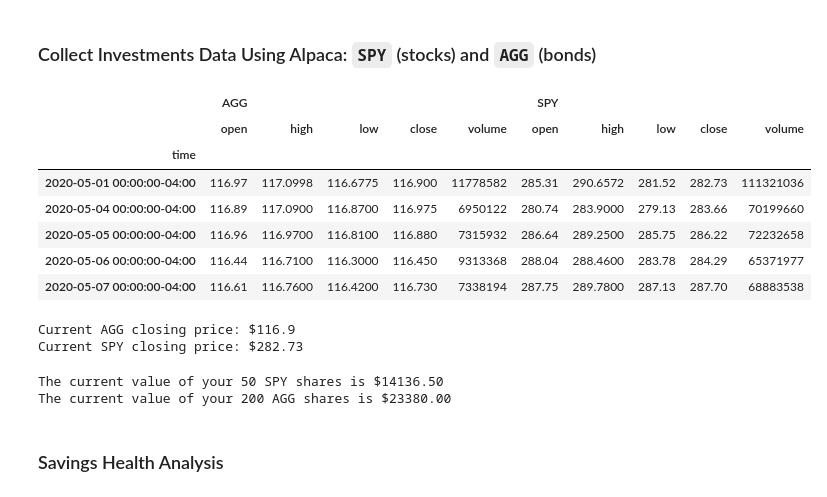
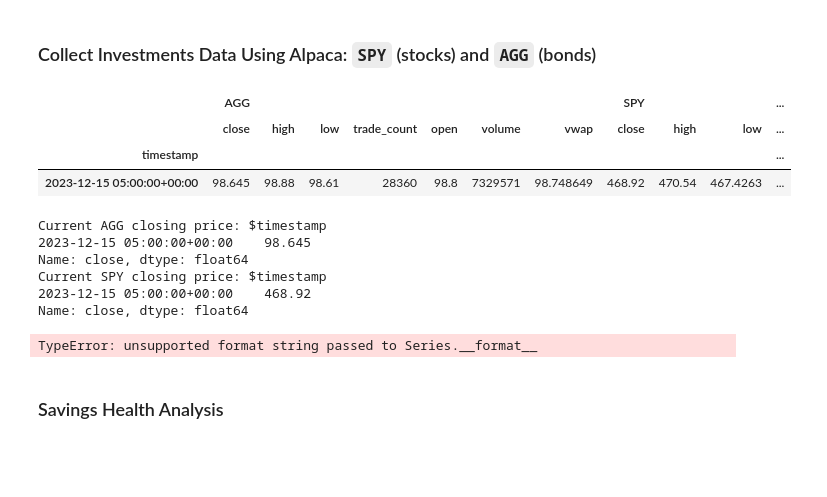
Before and after one commit to AnvithaChaluvadi/Financial-Planning_Module5Challenge, a Jupyter notebook: financial-planner.ipynb, the cells around one changed output. Cells and saved outputs as stored; diff of their text form; code cells hidden in the pictures; blank space fills up the shorter version.

```diff
--- a/financial-planner.ipynb
+++ b/financial-planner.ipynb
@@ -76,59 +76,64 @@ alpaca_api_key = os.getenv("ALPACA_KEY")
 alpaca_secret_key = os.getenv("SECRET")
 
 # Create the Alpaca API object
-# YOUR CODE HERE!
+alpaca = tradeapi.REST(alpaca_api_key,alpaca_secret_key, api_version= 'v2')
 # %%
 # Format current date as ISO format
-# YOUR CODE HERE!
+today = pd.Timestamp("2023-12-15", tz='America/New_York').isoformat()
 
 # Set the tickers
 tickers = ["AGG", "SPY"]
 
 # Set timeframe to "1Day" for Alpaca API
 timeframe = "1Day"
 
 # Get current closing prices for SPY and AGG
-# YOUR CODE HERE!
+df_portfolio = alpaca.get_bars(
+    tickers,
+    timeframe,
+    start=today,
+    end=today
+).df
 
 # Reorganize the DataFrame
-# Separate ticker data
-# YOUR CODE HERE!
 
+# Seperate ticker data
+AGG = df_portfolio[df_portfolio['symbol'] == 'AGG'].drop('symbol',axis =1)
+SPY = df_portfolio[df_portfolio['symbol'] == 'SPY'].drop('symbol',axis =1)
 
 # Concatenate the ticker DataFrames
-# YOUR CODE HERE!
+df_portfolio = pd.concat([AGG,SPY],axis=1,keys=['AGG','SPY'])
 
 # Preview DataFrame
-# YOUR CODE HERE!
+df_portfolio
 # %% [output]
-|  | AGG |  |  |  |  | SPY |  |  |  |  |
-|  | open | high | low | close | volume | open | high | low | close | volume |
-| time |  |  |  |  |  |  |  |  |  |  |
-| 2020-05-01 00:00:00-04:00 | 116.97 | 117.0998 | 116.6775 | 116.900 | 11778582 | 285.31 | 290.6572 | 281.52 | 282.73 | 111321036 |
-| 2020-05-04 00:00:00-04:00 | 116.89 | 117.0900 | 116.8700 | 116.975 | 6950122 | 280.74 | 283.9000 | 279.13 | 283.66 | 70199660 |
-| 2020-05-05 00:00:00-04:00 | 116.96 | 116.9700 | 116.8100 | 116.880 | 7315932 | 286.64 | 289.2500 | 285.75 | 286.22 | 72232658 |
-| 2020-05-06 00:00:00-04:00 | 116.44 | 116.7100 | 116.3000 | 116.450 | 9313368 | 288.04 | 288.4600 | 283.78 | 284.29 | 65371977 |
-| 2020-05-07 00:00:00-04:00 | 116.61 | 116.7600 | 116.4200 | 116.730 | 7338194 | 287.75 | 289.7800 | 287.13 | 287.70 | 68883538 |
+|  | AGG |  |  |  |  |  |  | SPY |  |  | ... |
+|  | close | high | low | trade_count | open | volume | vwap | close | high | low | ... |
+| timestamp |  |  |  |  |  |  |  |  |  |  | ... |
+| 2023-12-15 05:00:00+00:00 | 98.645 | 98.88 | 98.61 | 28360 | 98.8 | 7329571 | 98.748649 | 468.92 | 470.54 | 467.4263 | ... |
 # %%
 # Pick AGG and SPY close prices
-# YOUR CODE HERE!
-
+agg_close_price = df_portfolio["AGG"]["close"]
+spy_close_price = df_portfolio["SPY"]["close"]
 # Print AGG and SPY close prices
 print(f"Current AGG closing price: ${agg_close_price}")
 print(f"Current SPY closing price: ${spy_close_price}")
 # %% [output]
-Current AGG closing price: $116.9
-Current SPY closing price: $282.73
+Current AGG closing price: $timestamp
+2023-12-15 05:00:00+00:00    98.645
+Name: close, dtype: float64
+Current SPY closing price: $timestamp
+2023-12-15 05:00:00+00:00    468.92
+Name: close, dtype: float64
 # %%
 # Compute the current value of shares
-# YOUR CODE HERE!
-
+my_spy_value = my_agg*agg_close_price
+my_agg_value = my_spy*spy_close_price
 # Print current value of shares
 print(f"The current value of your {my_spy} SPY shares is ${my_spy_value:0.2f}")
 print(f"The current value of your {my_agg} AGG shares is ${my_agg_value:0.2f}")
 # %% [output]
-The current value of your 50 SPY shares is $14136.50
-The current value of your 200 AGG shares is $23380.00
+TypeError: unsupported format string passed to Series.__format__
 # %% [markdown]
 ### Savings Health Analysis
 # %%
```
Also changed, not shown: parts of 1 cell of this notebook.
